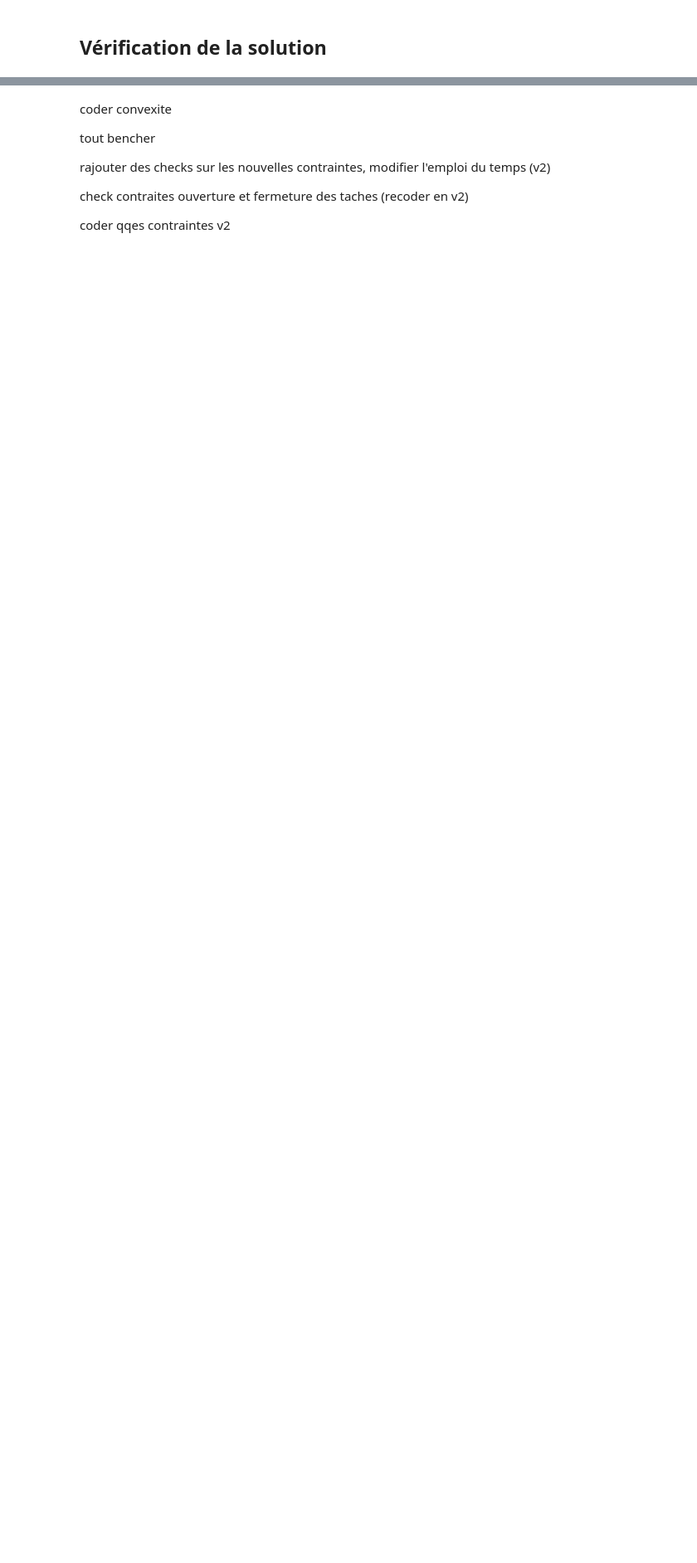
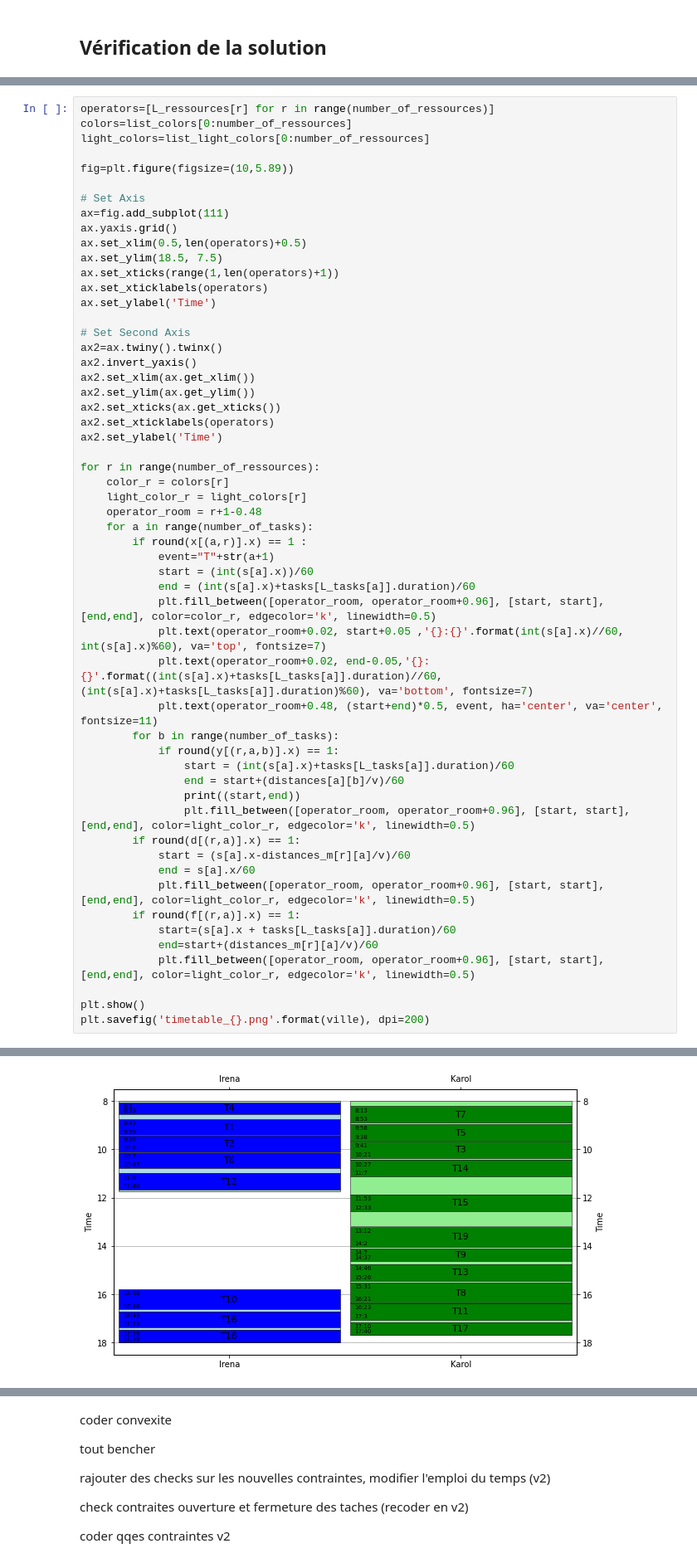
Before and after one commit to thomasghobril/ST7-Optimization, a Jupyter notebook: rendu V1.ipynb, the cells around one changed output, grey strips where cells are left out. Shown at 83% size. Saved outputs shown, nothing was run; the diff lists cells and outputs as text; blank space fills up the shorter version.

```diff
--- a/rendu V1.ipynb
+++ b/rendu V1.ipynb
@@ -361,0 +394,56 @@ carte
+# %%
+operators=[L_ressources[r] for r in range(number_of_ressources)]
+colors=list_colors[0:number_of_ressources]
+light_colors=list_light_colors[0:number_of_ressources]
+
+fig=plt.figure(figsize=(10,5.89))
+
+# Set Axis
+ax=fig.add_subplot(111)
+ax.yaxis.grid()
+ax.set_xlim(0.5,len(operators)+0.5)
+ax.set_ylim(18.5, 7.5)
+ax.set_xticks(range(1,len(operators)+1))
+ax.set_xticklabels(operators)
+ax.set_ylabel('Time')
+
+# Set Second Axis
+ax2=ax.twiny().twinx()
+ax2.invert_yaxis()
+ax2.set_xlim(ax.get_xlim())
+ax2.set_ylim(ax.get_ylim())
+ax2.set_xticks(ax.get_xticks())
+ax2.set_xticklabels(operators)
+ax2.set_ylabel('Time')
+
+for r in range(number_of_ressources):
+    color_r = colors[r]
+    light_color_r = light_colors[r]
+    operator_room = r+1-0.48
+    for a in range(number_of_tasks):
+        if round(x[(a,r)].x) == 1 :
+            event="T"+str(a+1)
+            start = (int(s[a].x))/60
+            end = (int(s[a].x)+tasks[L_tasks[a]].duration)/60
+            plt.fill_between([operator_room, operator_room+0.96], [start, start], [end,end], color=color_r, edgecolor='k', linewidth=0.5)
+            plt.text(operator_room+0.02, start+0.05 ,'{}:{}'.format(int(s[a].x)//60, int(s[a].x)%60), va='top', fontsize=7)
+            plt.text(operator_room+0.02, end-0.05,'{}:{}'.format((int(s[a].x)+tasks[L_tasks[a]].duration)//60, (int(s[a].x)+tasks[L_tasks[a]].duration)%60), va='bottom', fontsize=7)
+            plt.text(operator_room+0.48, (start+end)*0.5, event, ha='center', va='center', fontsize=11)
+        for b in range(number_of_tasks):
+            if round(y[(r,a,b)].x) == 1:
+                start = (int(s[a].x)+tasks[L_tasks[a]].duration)/60
+                end = start+(distances[a][b]/v)/60
+                print((start,end))
+                plt.fill_between([operator_room, operator_room+0.96], [start, start], [end,end], color=light_color_r, edgecolor='k', linewidth=0.5)
+        if round(d[(r,a)].x) == 1:
+            start = (s[a].x-distances_m[r][a]/v)/60
+            end = s[a].x/60
+            plt.fill_between([operator_room, operator_room+0.96], [start, start], [end,end], color=light_color_r, edgecolor='k', linewidth=0.5)
+        if round(f[(r,a)].x) == 1:
+            start=(s[a].x + tasks[L_tasks[a]].duration)/60
+            end=start+(distances_m[r][a]/v)/60
+            plt.fill_between([operator_room, operator_room+0.96], [start, start], [end,end], color=light_color_r, edgecolor='k', linewidth=0.5)
+
+plt.show()
+plt.savefig('timetable_{}.png'.format(ville), dpi=200)
+# %% [output]
@@ -361,0 +467 @@ carte
+[figure, added]
```
Also changed, not shown: parts of 9 cells of this notebook, 7 other files.
